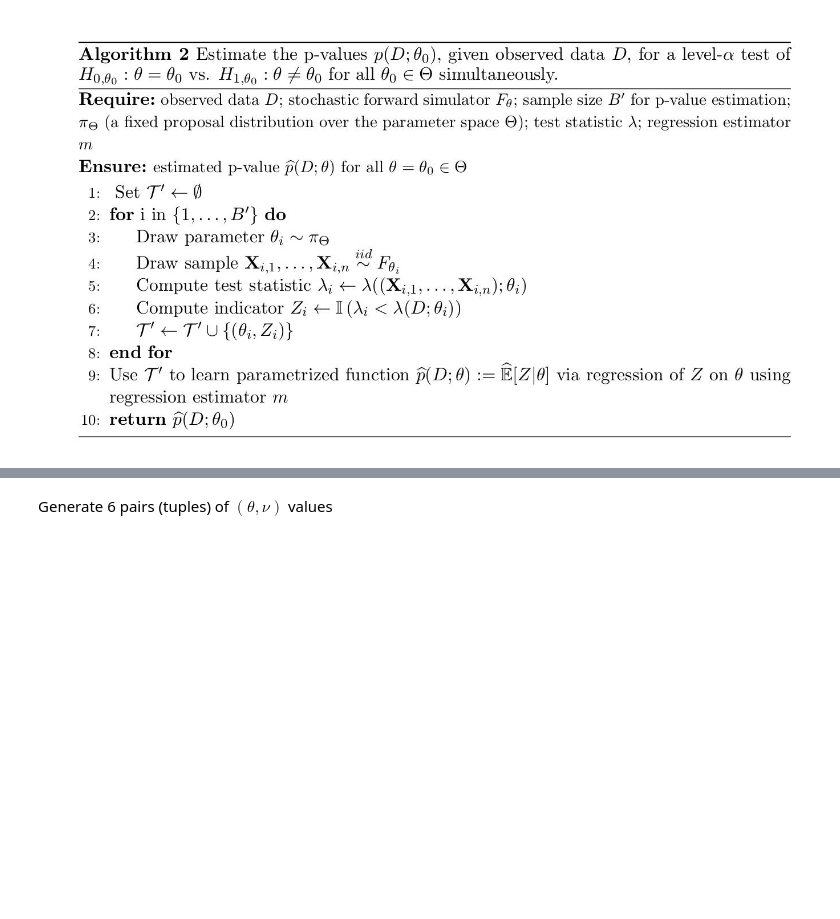
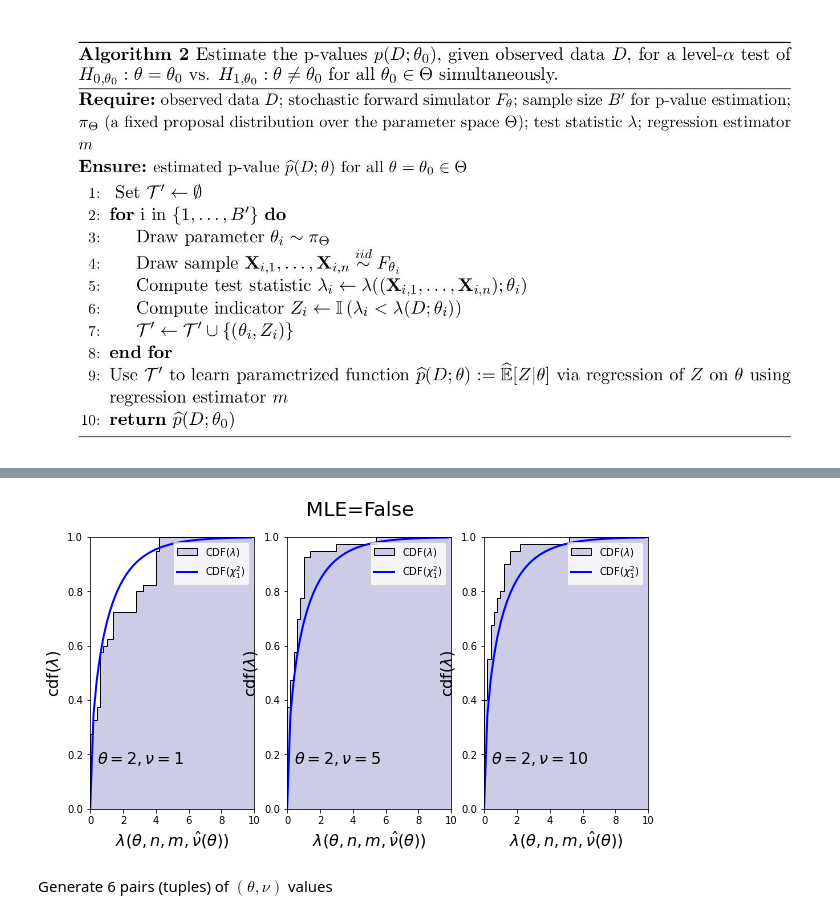
Before and after one commit to AliAlkadhim/LFI_HEP, a Jupyter notebook: Nov.ipynb, the cells around one changed output, grey strips where cells are left out. Saved outputs shown, nothing was run; the diff lists cells and outputs as text; code cells hidden in the pictures; blank space fills up the shorter version.

```diff
--- a/Nov.ipynb
+++ b/Nov.ipynb
@@ -152,3 +181,20 @@ def plot_one(lambda_, theta, nu, ax):
+# %%
+#points=(theta,nu)
+points_1 = (2, 1)
+points_2 = (2, 5)
+points_3 = (2, 10)
+MLE=False
+_, _ , lambda_1 = run_sim(theta=points_1[0], nu=points_1[1], MLE=MLE, lambda_size=chi2_exp_size)
+_, _ , lambda_2 = run_sim(theta=points_2[0], nu=points_2[1], MLE=MLE, lambda_size=chi2_exp_size)
+_, _ , lambda_3 = run_sim(theta=points_3[0], nu=points_3[1], MLE=MLE, lambda_size=chi2_exp_size)
+
+fig, ax = plt.subplots(1,3, figsize=(10,5))
+plot_one(lambda_1, points_1[0], points_1[1], ax[0])
+plot_one(lambda_2, points_2[0], points_2[1], ax[1])
+plot_one(lambda_3, points_3[0], points_3[1], ax[2])
+fig.suptitle('MLE=False', fontsize=20); plt.show()
+# %% [output]
+[figure, added]
 # %% [markdown]
 Generate 6 pairs (tuples) of $(\theta, \nu)$ values
 # %%
```
Also changed, not shown: parts of 16 cells of this notebook, 1 other file.
